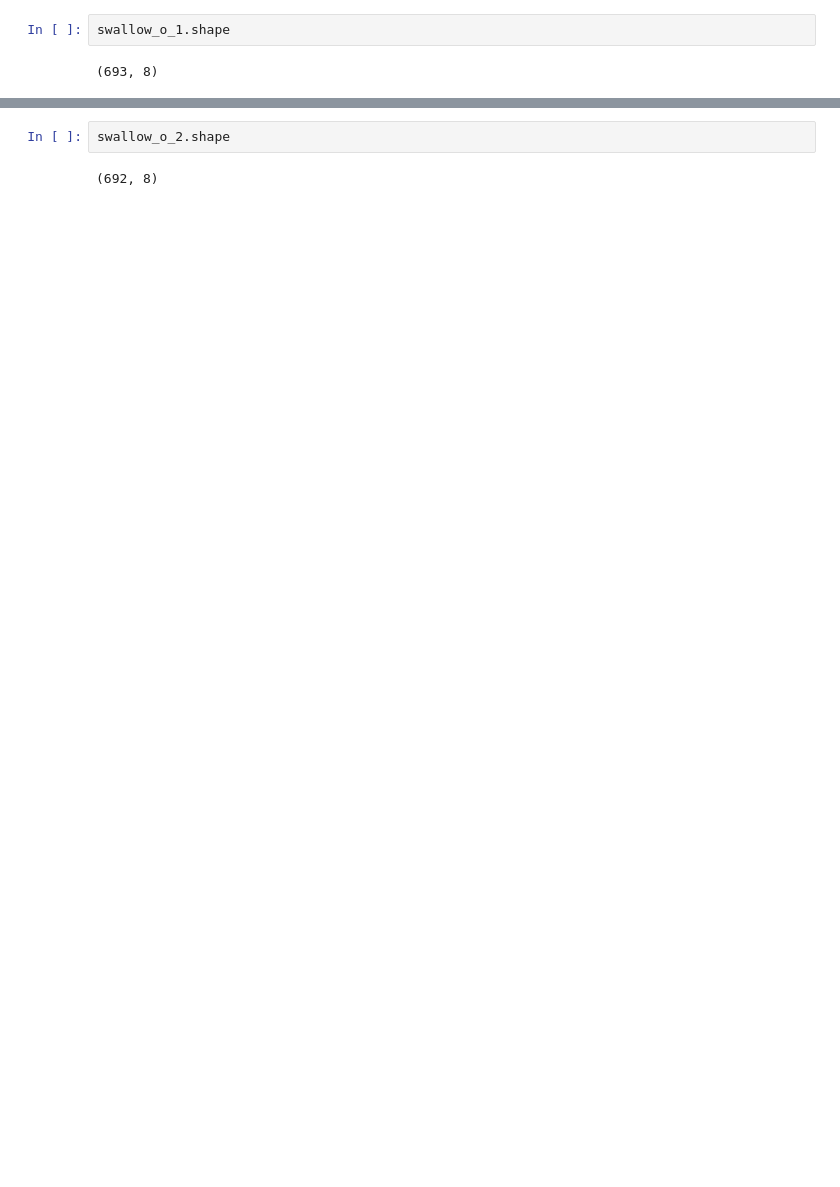
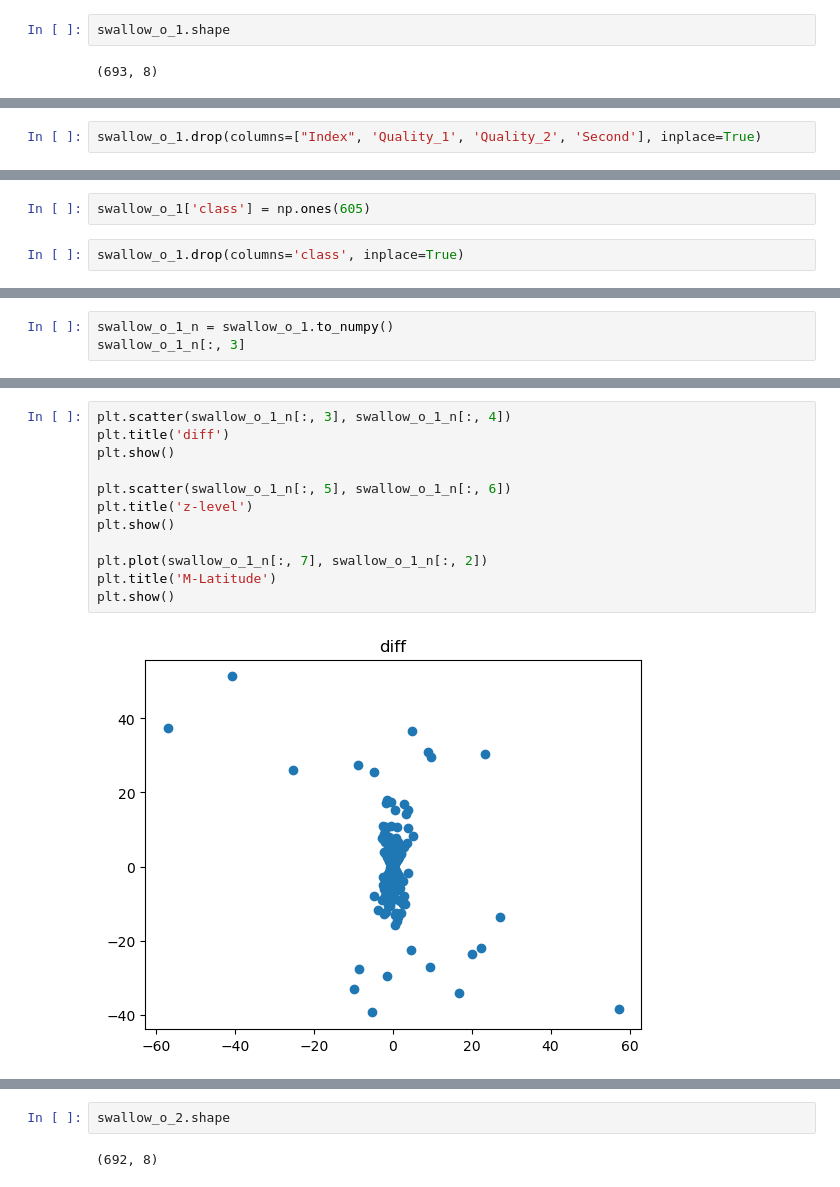
Before and after one commit to brotherjoo/Swallow-Data-Analysis, a Jupyter notebook: model.ipynb, the cells around one changed output, grey strips where cells are left out. Saved outputs shown, nothing was run; the diff lists cells and outputs as text; blank space fills up the shorter version.

```diff
--- a/model.ipynb
+++ b/model.ipynb
@@ -30,0 +128,2 @@ swallow_o_1.shape
+# %%
+swallow_o_1.drop(columns=["Index", 'Quality_1', 'Quality_2', 'Second'], inplace=True)
@@ -30,0 +134,4 @@ swallow_o_1.shape
+# %%
+swallow_o_1['class'] = np.ones(605)
+# %%
+swallow_o_1.drop(columns='class', inplace=True)
@@ -30,0 +155,3 @@ swallow_o_1.shape
+# %%
+swallow_o_1_n = swallow_o_1.to_numpy()
+swallow_o_1_n[:, 3]
@@ -30,0 +176,14 @@ swallow_o_1.shape
+# %%
+plt.scatter(swallow_o_1_n[:, 3], swallow_o_1_n[:, 4])
+plt.title('diff')
+plt.show()
+
+plt.scatter(swallow_o_1_n[:, 5], swallow_o_1_n[:, 6])
+plt.title('z-level')
+plt.show()
+
+plt.plot(swallow_o_1_n[:, 7], swallow_o_1_n[:, 2])
+plt.title('M-Latitude')
+plt.show()
+# %% [output]
+[figure, added]
```
Also changed, not shown: parts of 74 cells of this notebook, 7 other files.
